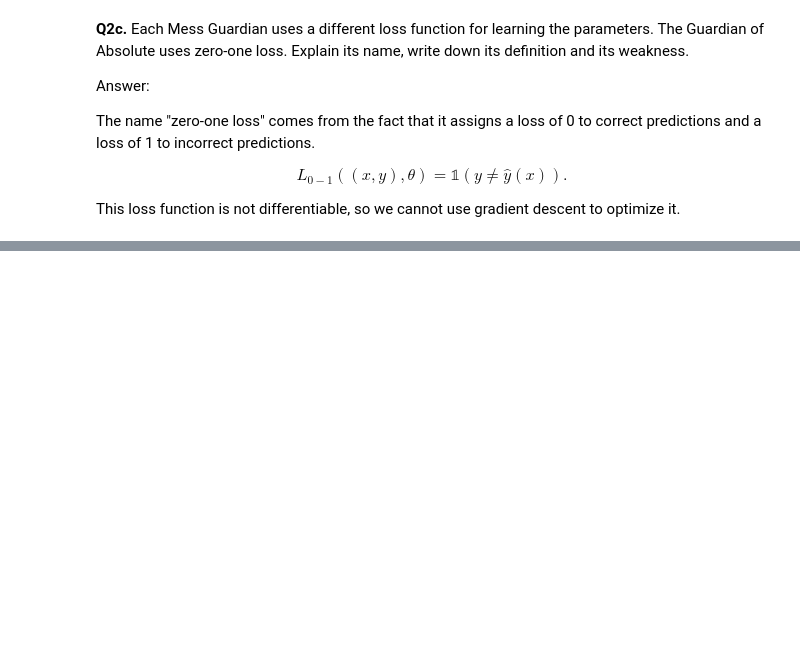
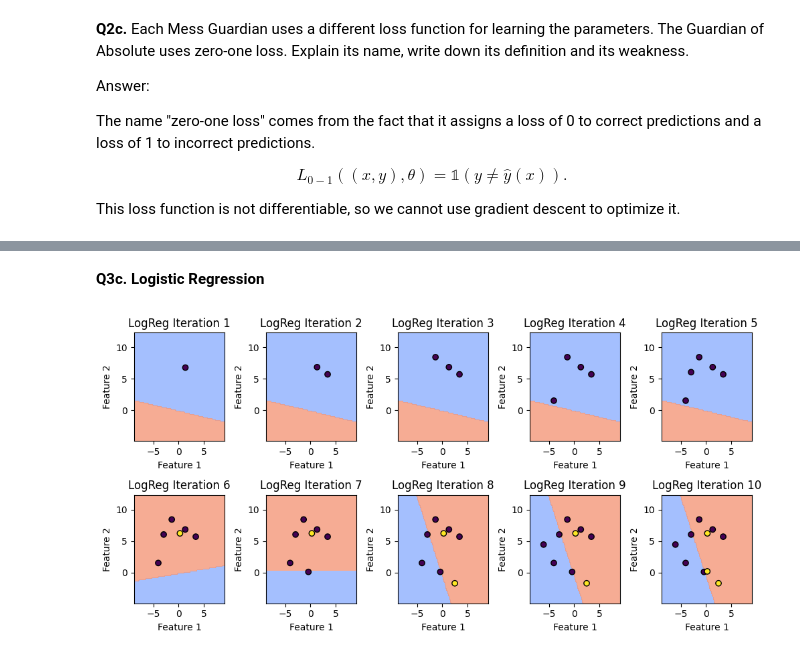
Before and after one commit to nyu-dl/DS-GA-1003-Machine-Learning-2025, a Jupyter notebook: lab2/messmaster_1.ipynb, the cells around one changed output, grey strips where cells are left out. Cells and saved outputs as stored; diff of their text form; code cells hidden in the pictures; blank space fills up the shorter version.

```diff
--- a/lab2/messmaster_1.ipynb
+++ b/lab2/messmaster_1.ipynb
@@ -149,0 +318,11 @@ When the margin is set to 0, the loss function is called perceptron loss. With t
+# %% [markdown]
+**Q3c. Logistic Regression**
+# %%
+def train_logistic_regression(X, y, iterations=10):
+    logistic = SGDClassifier(loss="log_loss", max_iter=1, tol=None, warm_start=True, random_state=42)
+    plot_training_evolution(X, y, logistic, iterations, title="LogReg")
+
+# Sequential and Random
+train_logistic_regression(X, y, iterations=10)
+# %% [output]
+[figure, added]
```
Also changed, not shown: parts of 12 cells of this notebook, 3 other files.
